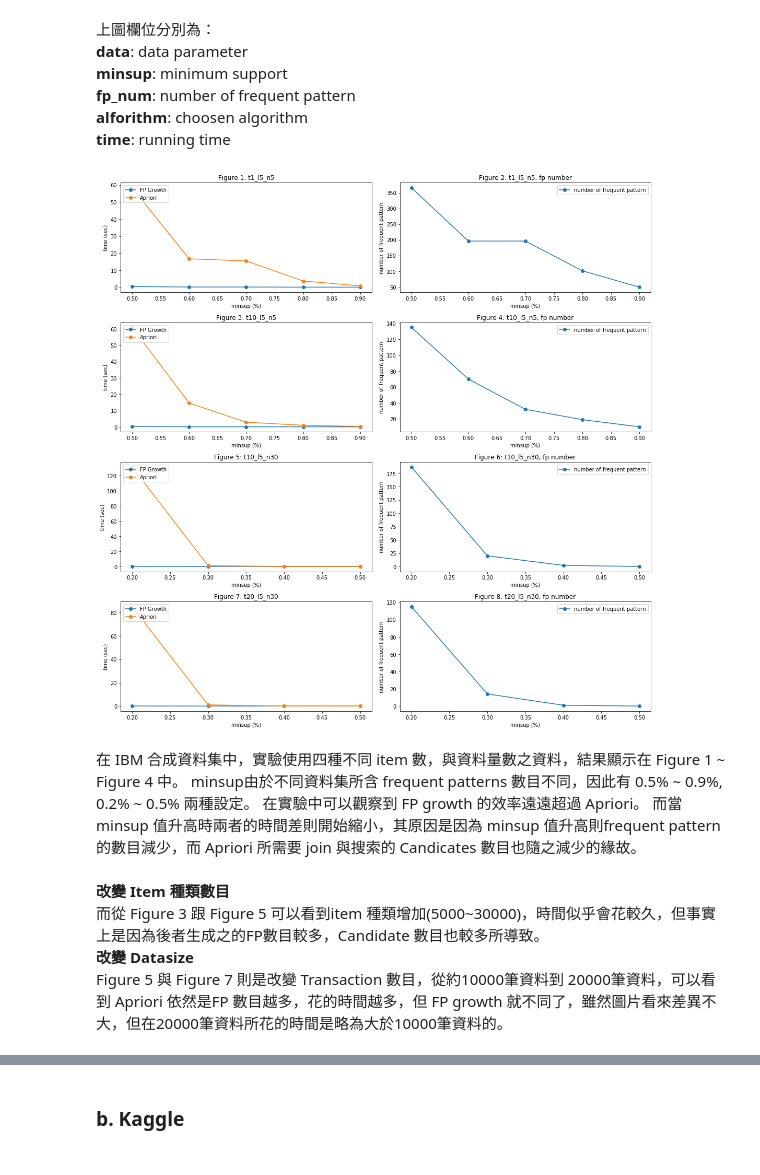
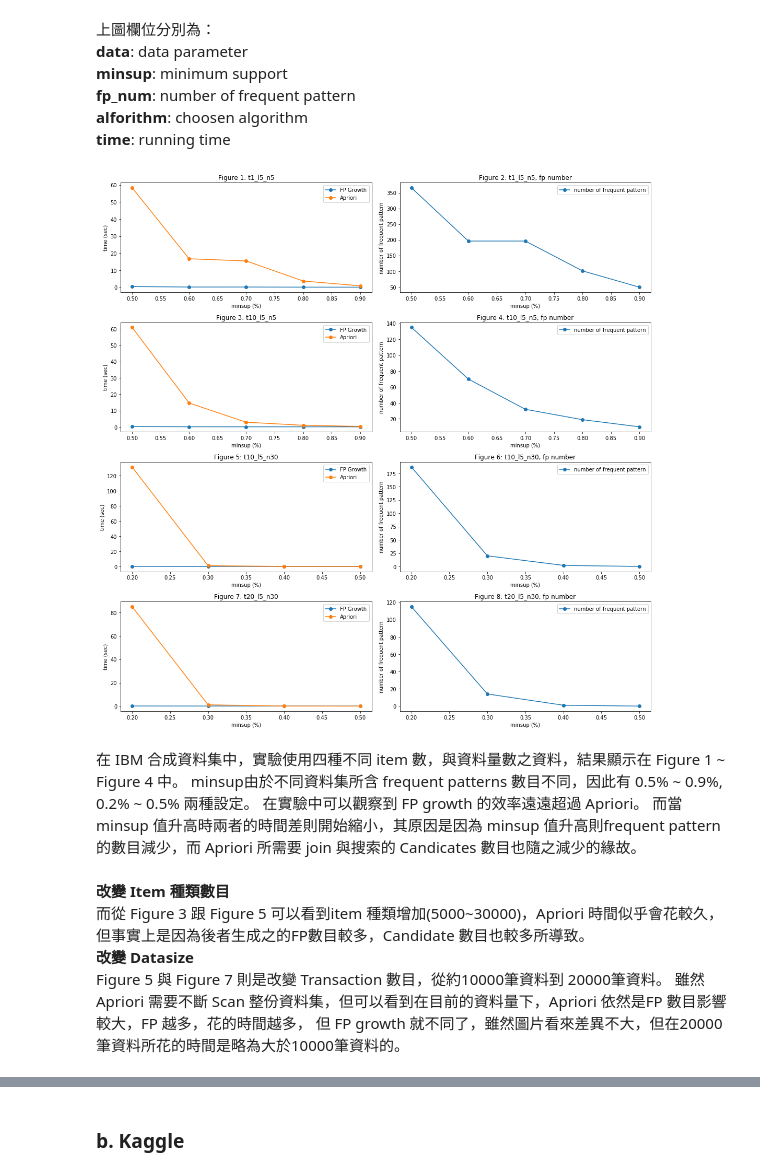
Before and after one commit to Sirius207/Frequent-pattern-Algorithm, a Jupyter notebook: Report.ipynb, the cells around one changed output, grey strips where cells are left out. Drawn from its saved outputs; the diff is of its cells as text; code cells hidden in the pictures.

```diff
--- a/Report.ipynb
+++ b/Report.ipynb
@@ -118,7 +145,7 @@ plt.plot(x, y_1, 'o-')
 plt.plot(x, y_2, 'o-')
 plt.xlabel('minsup (%)')
 plt.ylabel('time (sec)')
-plt.legend(["FP Growth", "Apriori"], loc=2);
+plt.legend(["FP Growth", "Apriori"], loc=1);
 plt.title('Figure 1: t1_l5_n5');
 
 plt.subplot(422)
@@ -141,7 +168,7 @@ plt.plot(x, y_1, 'o-')
 plt.plot(x, y_2, 'o-')
 plt.xlabel('minsup (%)')
 plt.ylabel('time (sec)')
-plt.legend(["FP Growth", "Apriori"], loc=2);
+plt.legend(["FP Growth", "Apriori"], loc=1);
 plt.title('Figure 3: t10_l5_n5');
 
 
@@ -165,7 +192,7 @@ plt.plot(x, y_1, 'o-')
 plt.plot(x, y_2, 'o-')
 plt.xlabel('minsup (%)')
 plt.ylabel('time (sec)')
-plt.legend(["FP Growth", "Apriori"], loc=2);
+plt.legend(["FP Growth", "Apriori"], loc=1);
 plt.title('Figure 5: t10_l5_n30');
 
 
@@ -178,35 +205,35 @@ plt.ylabel('number of frequent pattern')
 plt.legend(["number of frequent pattern"], loc=1);
 plt.title('Figure 6: t10_l5_n30, fp number');
 
 
 
 # t20_l5_n30
 plt.subplot(427)
 x = [0.2, 0.3, 0.4, 0.5]
 y_1 = ibm['time'][14:18]
 y_2 = ibm['time'][32:36]
 plt.plot(x, y_1, 'o-')
 plt.plot(x, y_2, 'o-')
 plt.xlabel('minsup (%)')
 plt.ylabel('time (sec)')
-plt.legend(["FP Growth", "Apriori"], loc=2);
+plt.legend(["FP Growth", "Apriori"], loc=1);
 plt.title('Figure 7: t20_l5_n30');
 
 
 
 plt.subplot(428)
 x = [0.2, 0.3, 0.4, 0.5]
 y_1 = ibm['fp_num'][14:18]
 plt.plot(x, y_1, 'o-')
 plt.xlabel('minsup (%)')
 plt.ylabel('number of frequent pattern')
 plt.legend(["number of frequent pattern"], loc=1);
 plt.title('Figure 8: t20_l5_n30, fp number');
 
 plt.tight_layout()
 plt.show()
 # %% [output]
-[figure, old version]
+[figure, new version]
 # %% [markdown]
 在 IBM 合成資料集中，實驗使用四種不同 item 數，與資料量數之資料，結果顯示在 Figure 1 ~ Figure 4 中。
 minsup由於不同資料集所含 frequent patterns 數目不同，因此有 0.5% ~ 0.9%, 0.2% ~ 0.5% 兩種設定。
@@ -214,7 +241,7 @@ minsup由於不同資料集所含 frequent patterns 數目不同，因此有 0.5
 <br>
 <br>
 <b>改變 Item 種類數目 </b><br>
-而從 Figure 3 跟 Figure 5 可以看到item 種類增加(5000~30000)，時間似乎會花較久，但事實上是因為後者生成之的FP數目較多，Candidate 數目也較多所導致。
+而從 Figure 3 跟 Figure 5 可以看到item 種類增加(5000~30000)，Apriori 時間似乎會花較久，但事實上是因為後者生成之的FP數目較多，Candidate 數目也較多所導致。
 <br>
 <b>改變 Datasize </b><br>
-Figure 5 與 Figure 7 則是改變 Transaction 數目，從約10000筆資料到 20000筆資料，可以看到 Apriori 依然是FP 數目越多，花的時間越多，但 FP growth 就不同了，雖然圖片看來差異不大，但在20000筆資料所花的時間是略為大於10000筆資料的。
+Figure 5 與 Figure 7 則是改變 Transaction 數目，從約10000筆資料到 20000筆資料。  雖然 Apriori 需要不斷 Scan 整份資料集，但可以看到在目前的資料量下，Apriori 依然是FP 數目影響較大，FP 越多，花的時間越多， 但 FP growth 就不同了，雖然圖片看來差異不大，但在20000筆資料所花的時間是略為大於10000筆資料的。
```
Also changed, not shown: parts of 13 cells of this notebook.
